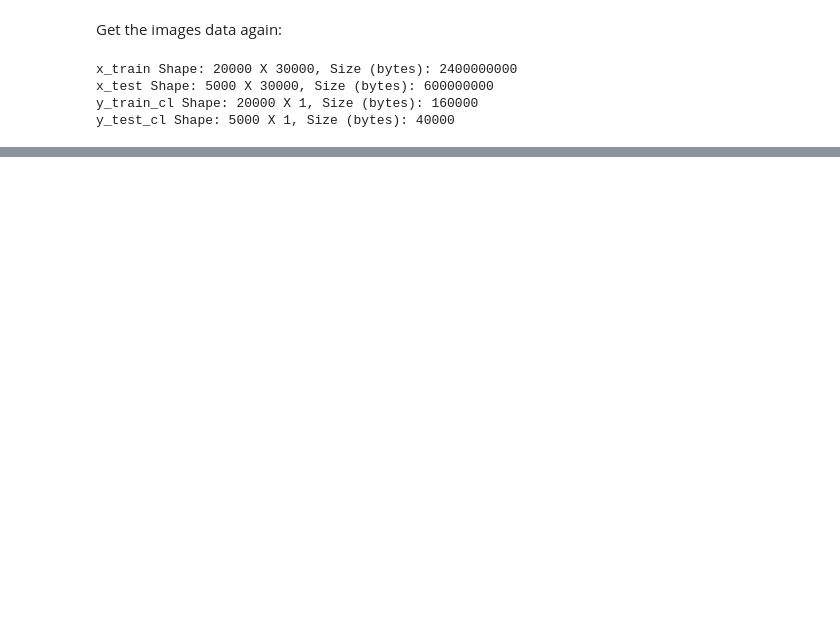
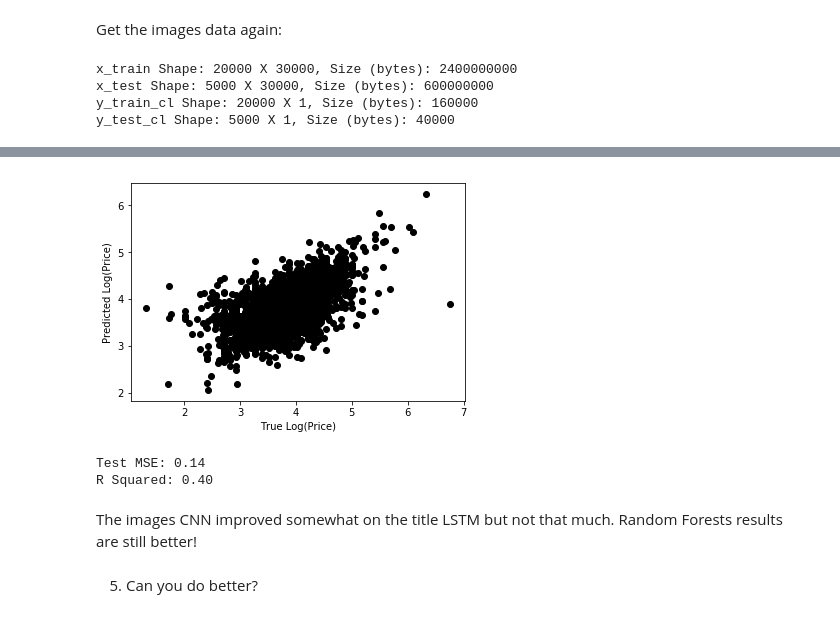
Before and after one commit to gsimchoni/Intro2DS, a Jupyter notebook: homework/case_study/CSD8.ipynb, the cells around one changed output, grey strips where cells are left out. Cells and saved outputs as stored; diff of their text form; code cells hidden in the pictures; blank space fills up the shorter version.

```diff
--- a/homework/case_study/CSD8.ipynb
+++ b/homework/case_study/CSD8.ipynb
@@ -354,0 +369,17 @@ KeyboardInterrupt:
+# %%
+y_pred = image_title_model.predict({'image_input': x_test, 'title_input': X_te})
+plt.scatter(y_test, y_pred,  color='black')
+plt.xlabel('True Log(Price)')
+plt.ylabel('Predicted Log(Price)')
+plt.show()
+
+print('Test MSE: %.2f' % mean_squared_error(y_test, y_pred))
+print('R Squared: %.2f' % r2_score(y_test, y_pred))
+# %% [output]
+[figure, added]
+Test MSE: 0.14
+R Squared: 0.40
+# %% [markdown]
+The images CNN improved somewhat on the title LSTM but not that much. Random Forests results are still better!
+# %% [markdown]
+5. Can you do better?
```
Also changed, not shown: parts of 2 cells of this notebook.
